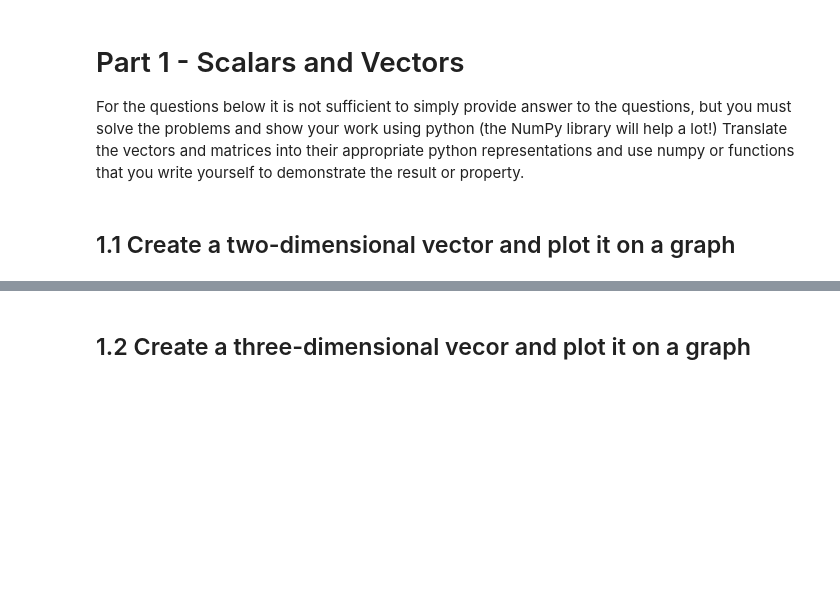
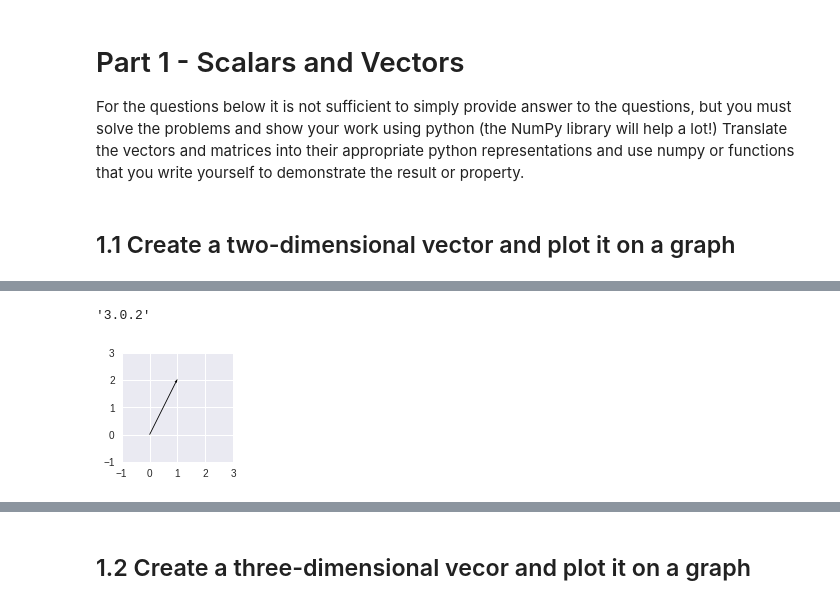
Before and after one commit to bloominstituteoftechnology/DS-Unit-1-Sprint-4-Linear-Algebra, a Jupyter notebook: module1-linear-algebra-review/Linear_Algebra_Assignment.ipynb, the cells around one changed output, grey strips where cells are left out. Drawn from its saved outputs; the diff is of its cells as text; code cells hidden in the pictures; blank space fills up the shorter version.

```diff
--- a/module1-linear-algebra-review/Linear_Algebra_Assignment.ipynb
+++ b/module1-linear-algebra-review/Linear_Algebra_Assignment.ipynb
@@ -6,0 +30,16 @@ For the questions below it is not sufficient to simply provide answer to the que
+# %%
+import matplotlib
+matplotlib.__version__
+# %% [output]
+'3.0.2'
+# %%
+import matplotlib.pyplot as plt
+import numpy as np
+fig, ax = plt.subplots(figsize=(2, 2))
+a = [1,2]
+ax.quiver(a[0],a[1],scale=4)
+plt.xticks(np.arange(-1,4))
+plt.yticks(np.arange(-1,4))
+plt.show()
+# %% [output]
+[figure, added]
```
Also changed, not shown: parts of 6 cells of this notebook.
